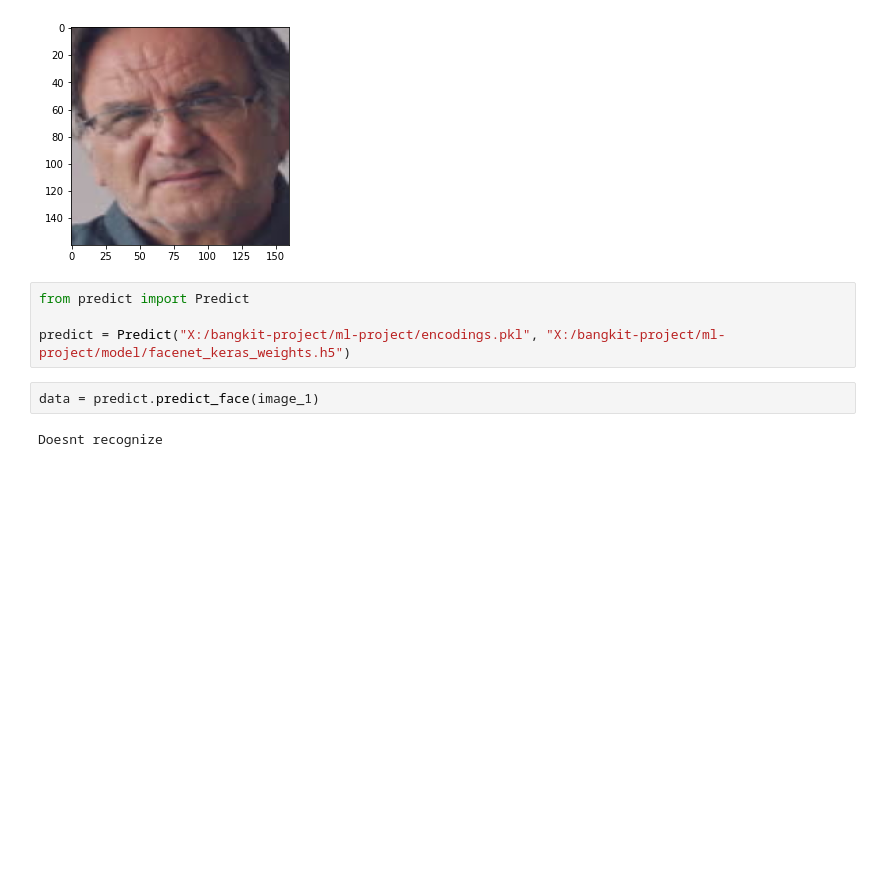
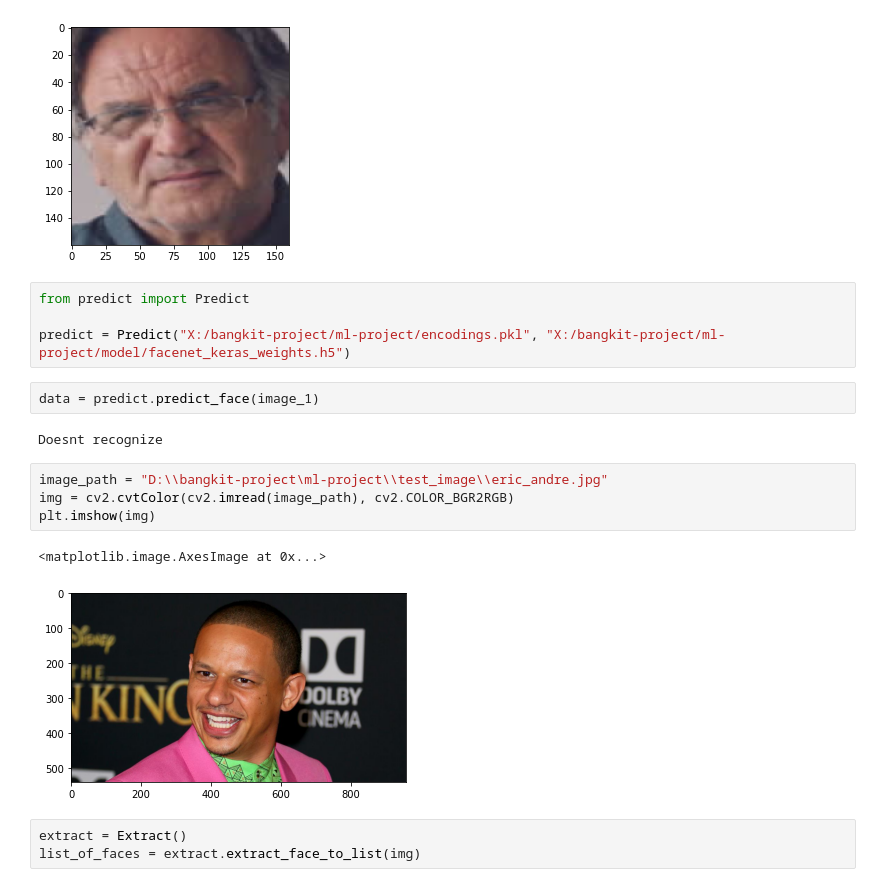
Before and after one commit to mozarik/bangkit-capstone-CAP0166, a Jupyter notebook: BIG-GIANT/big_main.ipynb, the cells around one changed output. Saved outputs shown, nothing was run; the diff lists cells and outputs as text; blank space fills up the shorter version.

```diff
--- a/BIG-GIANT/big_main.ipynb
+++ b/BIG-GIANT/big_main.ipynb
@@ -46,3 +47,13 @@ predict = Predict("X:/bangkit-project/ml-project/encodings.pkl", "X:/bangkit-pro
 data = predict.predict_face(image_1)
 # %% [output]
 Doesnt recognize
+# %%
+image_path = "D:\\bangkit-project\ml-project\\test_image\\eric_andre.jpg"
+img = cv2.cvtColor(cv2.imread(image_path), cv2.COLOR_BGR2RGB)
+plt.imshow(img)
+# %% [output]
+<matplotlib.image.AxesImage at 0x...>
+[figure, added]
+# %%
+extract = Extract()
+list_of_faces = extract.extract_face_to_list(img)
```
Also changed, not shown: parts of 8 cells of this notebook, 32 other files.
